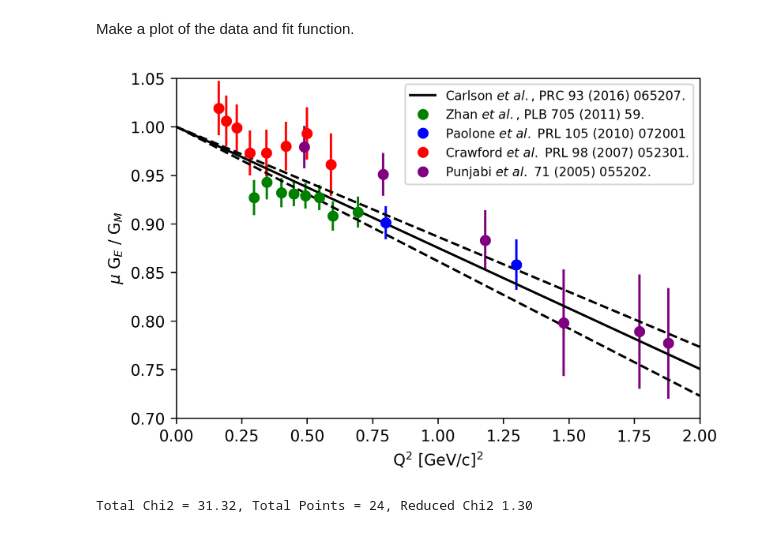
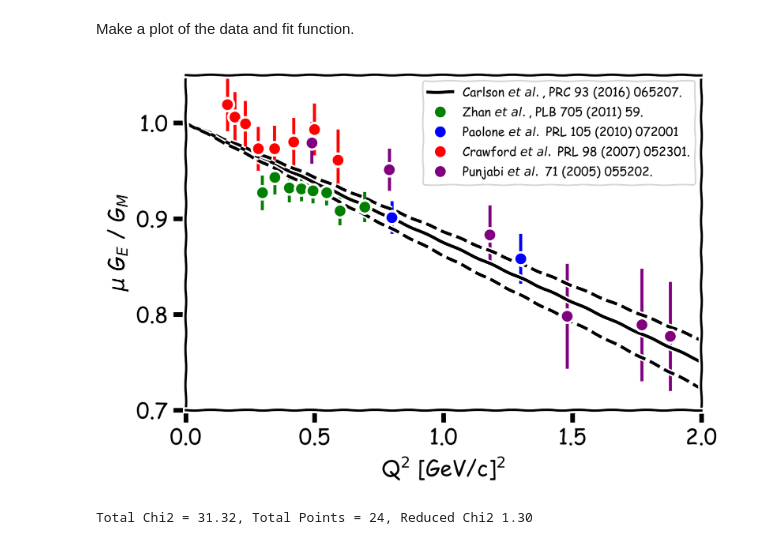
Before and after one commit to JeffersonLab/AsymmetryData, a Jupyter notebook: Asymmetry_Data.ipynb, the cells around one changed output. Saved outputs shown, nothing was run; the diff lists cells and outputs as text; code cells hidden in the pictures.

```diff
--- a/Asymmetry_Data.ipynb
+++ b/Asymmetry_Data.ipynb
@@ -46,7 +46,7 @@ def carlfunc(q2,delta):
 # %% [markdown]
 Make a plot of the data and fit function.
 # %%
-#plt.xkcd()
+plt.xkcd()
 plt.figure(dpi=300)
 rq2=np.linspace(0,2.0,100)
 
@@ -55,34 +55,34 @@ plt.plot(rq2,carlfunc(rq2,1),'-', color='black', \
 
 plt.plot(rq2,carlfunc(rq2,1.1),'--', color='black')
 plt.plot(rq2,carlfunc(rq2,0.9),'--', color='black')
 
 plt.errorbar(zq2,zffratio, xerr=0, yerr=ztffratio, fmt='o',color='green' )
 plt.plot(zq2,zffratio, 'o', color='green', zorder=10, \
              label='Zhan $\it{et\ al.}$, PLB 705 (2011) 59.')
 
 plt.errorbar(pq2,pffratio, xerr=0, yerr=ptffratio, fmt='o', color='blue')
 plt.plot(pq2,pffratio,'o',color='blue', \
              label='Paolone $\it{et\ al.}$ PRL 105 (2010) 072001')
 
 plt.plot(cq2,cffratio, 'o', color='red', \
              label='Crawford $\it{et\ al.}$ PRL 98 (2007) 052301.')
 plt.errorbar(cq2,cffratio, xerr=0, yerr=ctffratio, fmt='o', color='red')
 
 plt.plot(vq2,vffratio, 'o', color='purple', \
              label='Punjabi $\it{et\ al.}$ 71 (2005) 055202.')
 plt.errorbar(vq2,vffratio, xerr=0, yerr=vtffratio, fmt='o', color='purple')
 
 plt.ylabel('$\mu$ G$_E$ / G$_M$')
 plt.xlabel('Q$^2$ [GeV/c]$^2$')
 plt.ylim(0.7,1.05)
 plt.xlim(0.00,2.00)
 plt.rc('legend', fontsize=8)
 plt.legend()
 plt.savefig("./Figures/AsymFigure.png") # Raster Graphic
 plt.savefig("./Figures/AsymFigure.pdf") # Vector Graphic
 plt.show()
 # %% [output]
-[figure, old version]
+[figure, new version]
 # %%
 
 #
```
Also changed, not shown: 9 other files.
